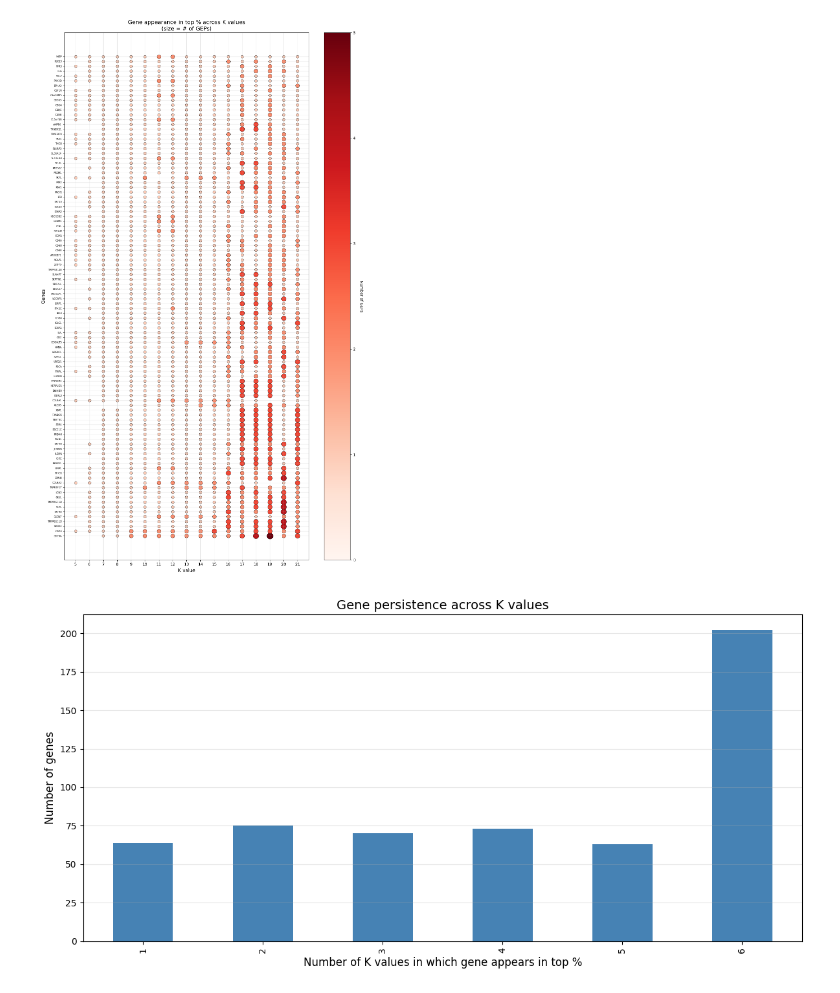
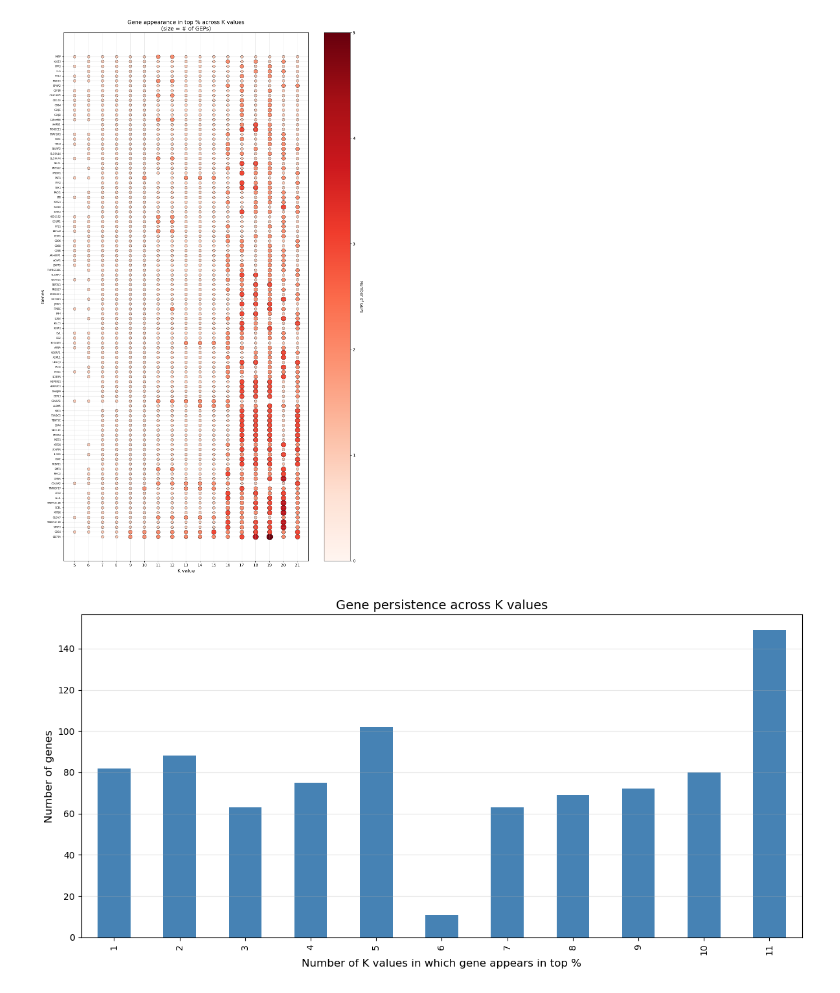
Before and after one commit to sumedhars/dinh-lab-cnmf, a Jupyter notebook: rank_top_spectral_vectors.ipynb, the cells around one changed output. Drawn from its saved outputs; the diff is of its cells as text; code cells hidden in the pictures.

```diff
--- a/rank_top_spectral_vectors.ipynb
+++ b/rank_top_spectral_vectors.ipynb
@@ -289,10 +294,10 @@ def plot_gene_persistence(output_dir, name, k_range, density_threshold=0.01, top
     return fig, counts
 # %%
 fig, counts = plot_gene_persistence(
-    'all_datasets_consensus/S1_spectra_vector_subset',
+    'all_datasets_consensus/anal_pc5_c21_S1.filtered_consensus_outputs',
     'anal_pc5_c21_S1.filtered',
-    range(5, 11)
+    range(5, 16)
 )
 plt.show()
 # %% [output]
-[figure, old version]
+[figure, new version]
```
Also changed, not shown: parts of 3 cells of this notebook, 2 other files.
